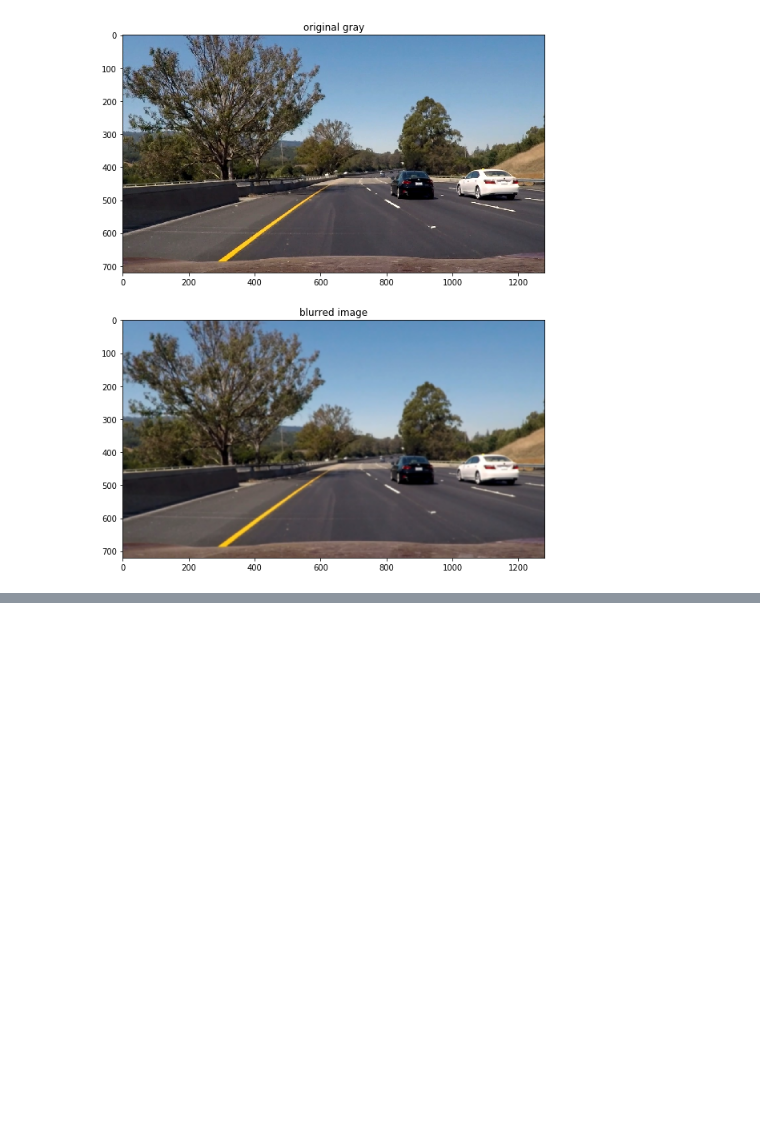
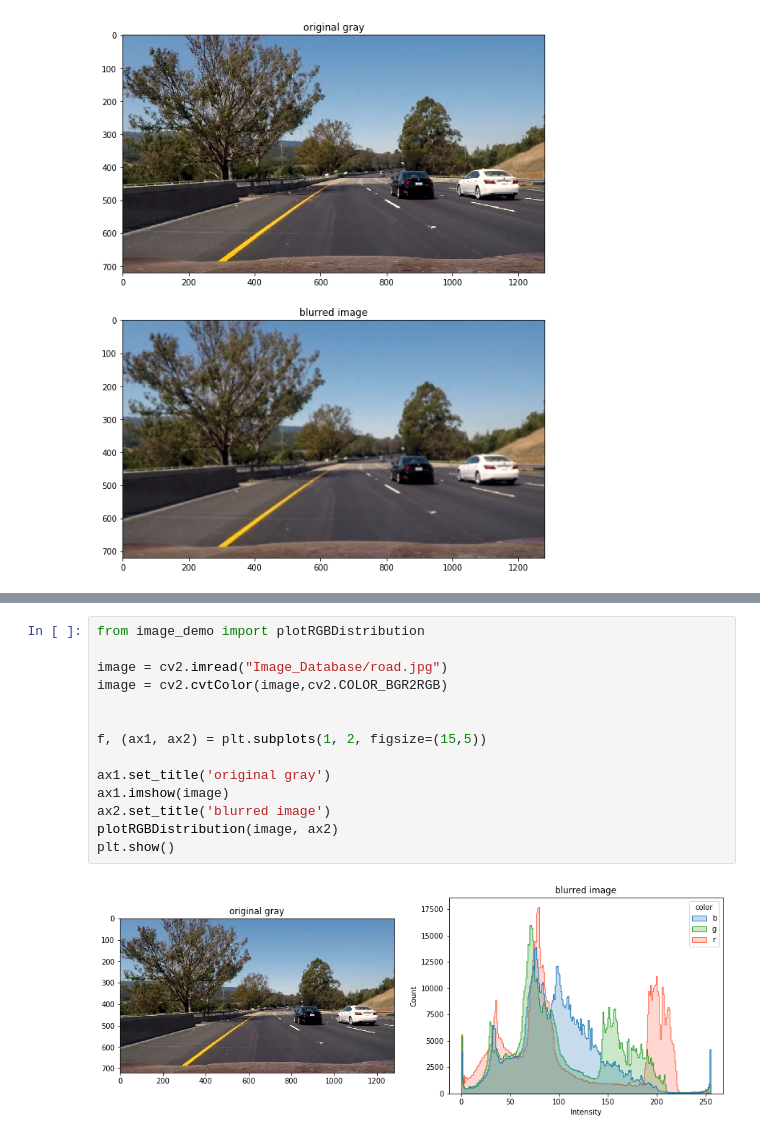
Before and after one commit to Defcon27/Image-Search-using-Parallel-Computing, a Jupyter notebook: ImageHistVisualizations.ipynb, the cells around one changed output, grey strips where cells are left out. Drawn from its saved outputs; the diff is of its cells as text; blank space fills up the shorter version.

```diff
--- a/ImageHistVisualizations.ipynb
+++ b/ImageHistVisualizations.ipynb
@@ -60,0 +114,16 @@ plt.show()
+# %%
+from image_demo import plotRGBDistribution
+
+image = cv2.imread("Image_Database/road.jpg")
+image = cv2.cvtColor(image,cv2.COLOR_BGR2RGB)
+
+
+f, (ax1, ax2) = plt.subplots(1, 2, figsize=(15,5))
+
+ax1.set_title('original gray')
+ax1.imshow(image)
+ax2.set_title('blurred image')
+plotRGBDistribution(image, ax2)
+plt.show()
+# %% [output]
+[figure, added]
```
Also changed, not shown: parts of 5 cells of this notebook, 1 other file.
